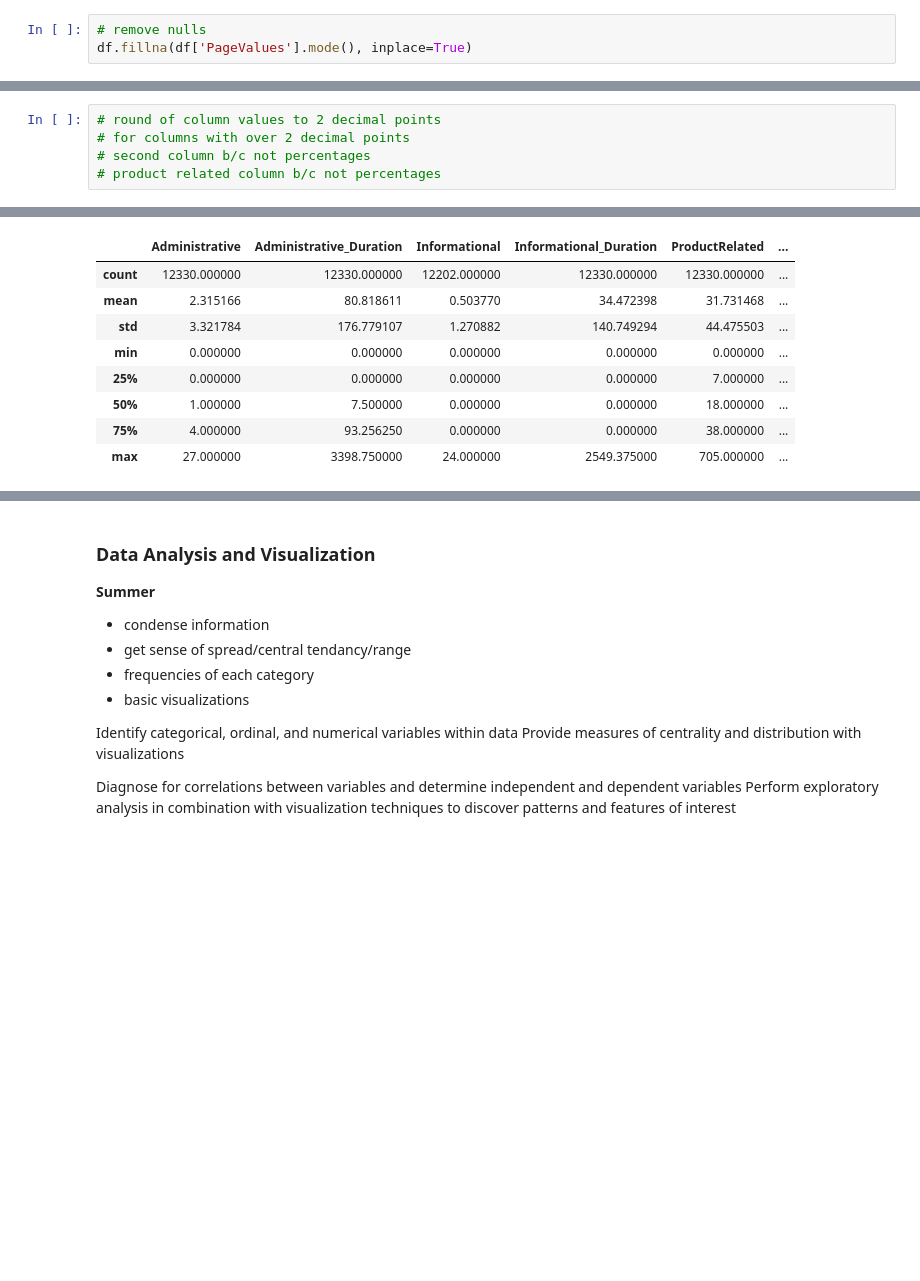
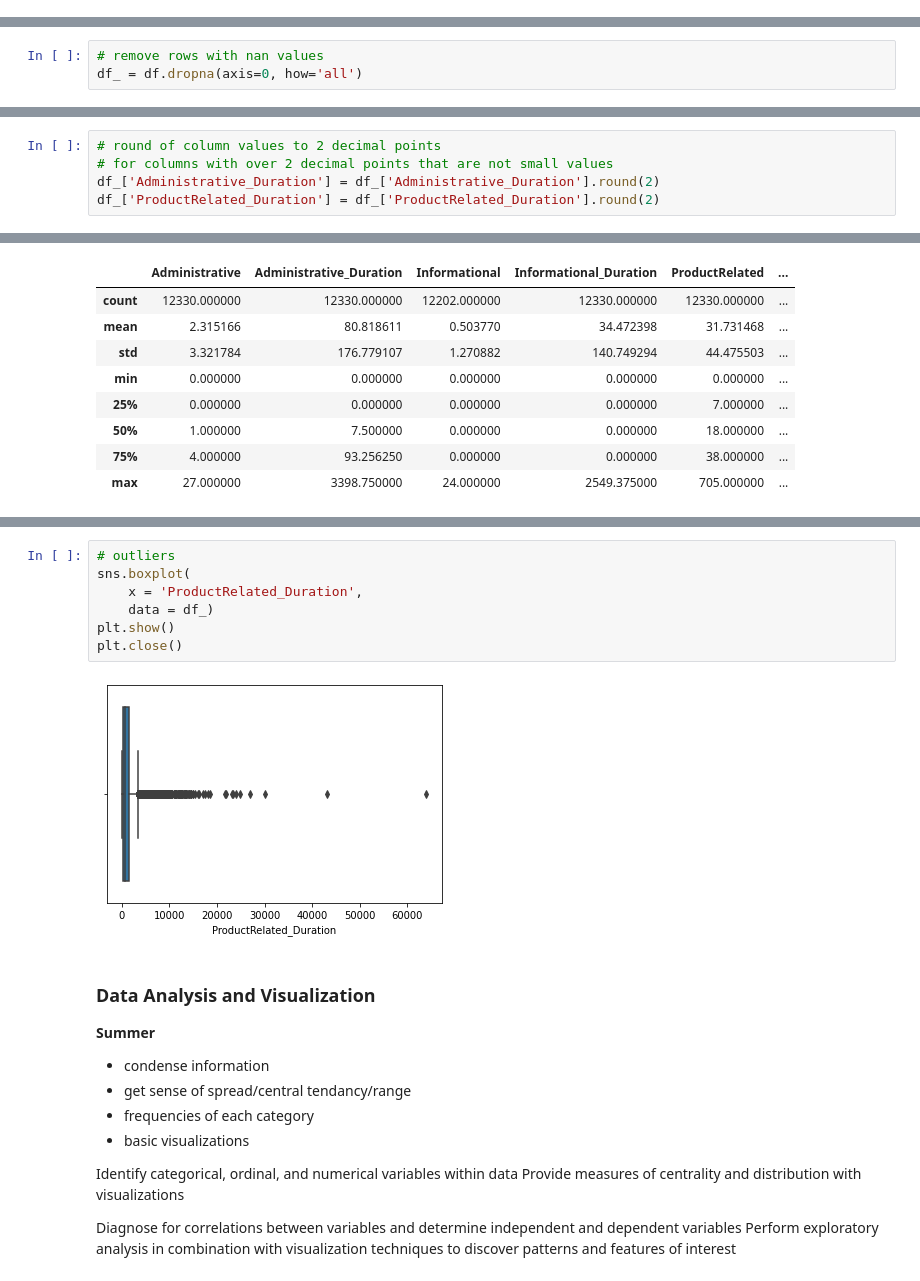
Before and after one commit to ChrisGarciaDS/ECommerce-Analysis, a Jupyter notebook: Ecom-data.ipynb, the cells around one changed output, grey strips where cells are left out. Saved outputs shown, nothing was run; the diff lists cells and outputs as text; blank space fills up the shorter version.

Commit message:
removed null values-updated decimal values-conducted numerical statistics

```diff
--- a/Ecom-data.ipynb
+++ b/Ecom-data.ipynb
@@ -152,6 +153,3 @@ Mode of PageValues: 0    2.0
 dtype: float64
 # %% [markdown]
 Since there aren't many extreme values, the mean, median, and mode seem to range around 2. We can replace missing values with 2.
-# %%
-# remove nulls
-df.fillna(df['PageValues'].mode(), inplace=True)
@@ -180,0 +156,3 @@ dtype: int64
+# %%
+# remove rows with nan values
+df_ = df.dropna(axis=0, how='all')
@@ -181,5 +161,5 @@ dtype: int64
 # %%
 # round of column values to 2 decimal points
-# for columns with over 2 decimal points
-# second column b/c not percentages
-# product related column b/c not percentages
+# for columns with over 2 decimal points that are not small values
+df_['Administrative_Duration'] = df_['Administrative_Duration'].round(2)
+df_['ProductRelated_Duration'] = df_['ProductRelated_Duration'].round(2)
@@ -213,3 +265,12 @@ df.describe()
+# %%
+# outliers
+sns.boxplot(
+    x = 'ProductRelated_Duration',
+    data = df_)
+plt.show()
+plt.close()
+# %% [output]
+[figure, added]
 # %% [markdown]
 ### Data Analysis and Visualization
 
```
Also changed, not shown: parts of 15 cells of this notebook.
